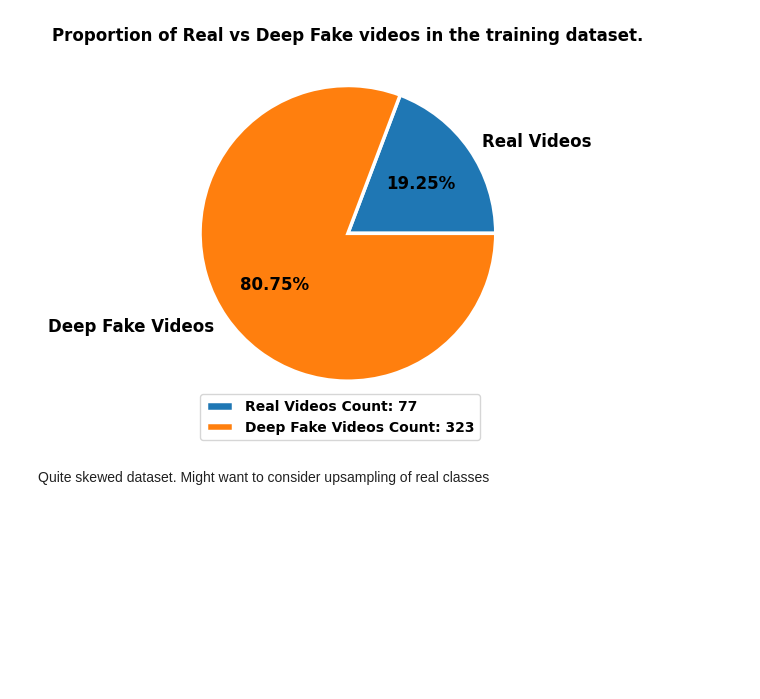
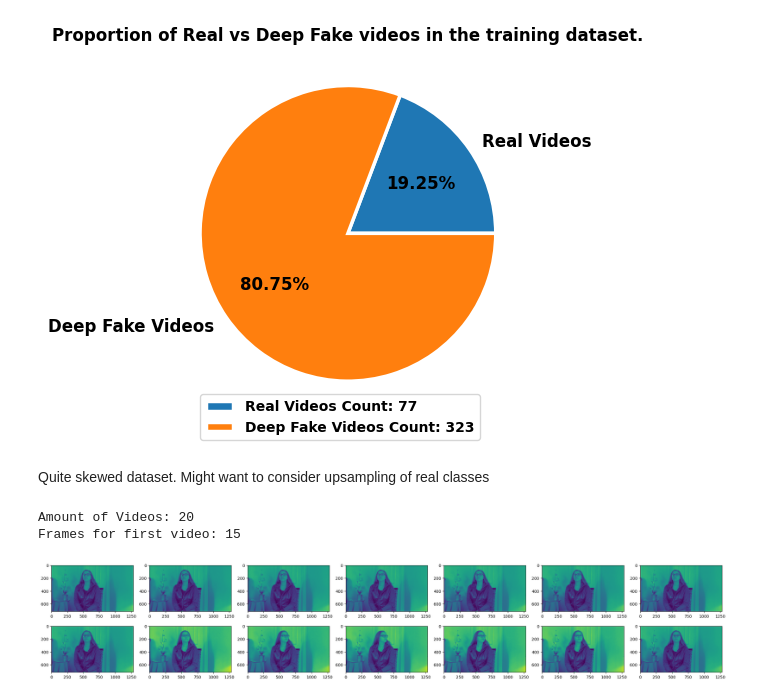
Before and after one commit to Extbech/Deep-Fake-Detection, a Jupyter notebook: DP_challenge.ipynb, the cells around one changed output. Saved outputs shown, nothing was run; the diff lists cells and outputs as text; code cells hidden in the pictures; blank space fills up the shorter version.

```diff
--- a/DP_challenge.ipynb
+++ b/DP_challenge.ipynb
@@ -50,3 +62,56 @@ visualize_real_vs_fake([real_count, fake_count])
 [figure]
 # %% [markdown]
 Quite skewed dataset. Might want to consider upsampling of real classes
+# %%
+def get_frames_v1(paths: list, frames_each_video: int, video_amount: int) -> list:
+    video_array = []
+    frames_to_skip = 300/frames_each_video
+    for idx, path in enumerate(paths): # bedre me enumerate her?
+        if idx == video_amount:
+            break
+        vc = cv2.VideoCapture(path)
+        video = []
+        i = 0
+        while vc.isOpened():
+            i += 1
+            ret, frame = vc.read()
+            if ret:
+                if i % frames_to_skip != 0:
+                    continue
+                frame = cv2.cvtColor(frame, cv2.COLOR_BGR2GRAY)
+                if frame.shape[0] == 1920:
+                    frame = frame.T
+                frame = cv2.resize(frame, (1280, 720))
+                if frame is None:
+                    continue
+                video.append(frame)
+            else:
+                vc.release()
+                break
+        video_array.append(video)
+    return video_array
+
+training_videos_sample = os.listdir(train_videoes)
+sample_file_names = training_videos_sample.copy()
+complete_paths = []
+for i in range(len(training_videos_sample)):
+    if training_videos_sample[i].endswith('mp4'):
+        complete_paths.append(train_videoes+"/"+training_videos_sample[i])
+video_array = get_frames_v1(paths=complete_paths, frames_each_video=15, video_amount=20)
+# %%
+print(f"Amount of Videos: {len(video_array)}")
+print(f"Frames for first video: {len(video_array[0])}")
+# %% [output]
+Amount of Videos: 20
+Frames for first video: 15
+# %%
+def plot_video(video: list, figsize: tuple, width: int, height: int) -> None:
+    fig = plt.figure(figsize=figsize)
+    for i in range(len(video[:(width*height)])):
+        plt.subplot(width, height, i+1)
+        plt.imshow(video[i])
+    plt.show()
+
+plot_video(video_array[2], (30,5), 2, 7)
+# %% [output]
+[figure, added]
```
Also changed, not shown: parts of 1 cell of this notebook, 1 other file.
